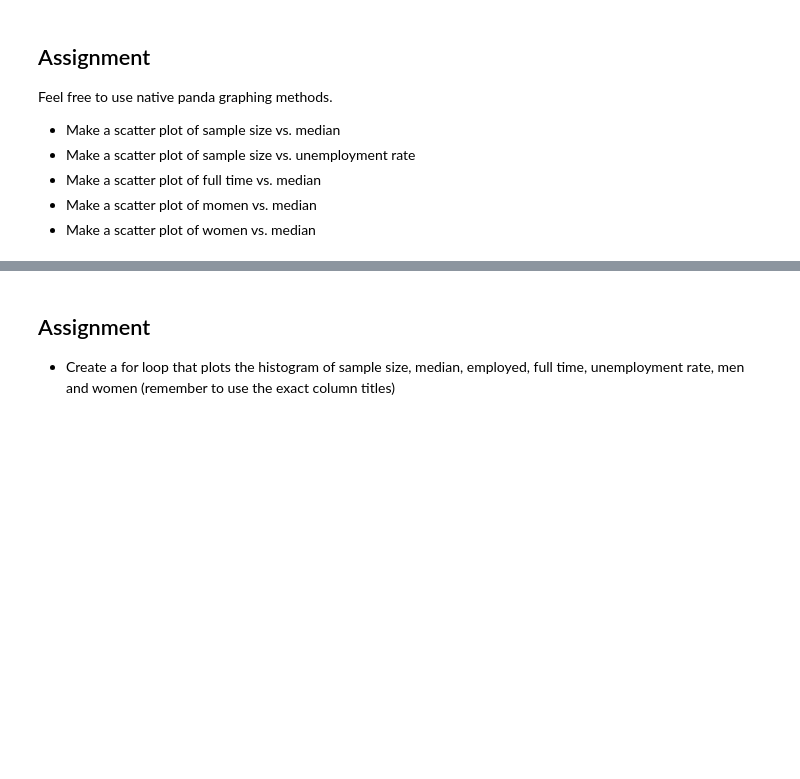
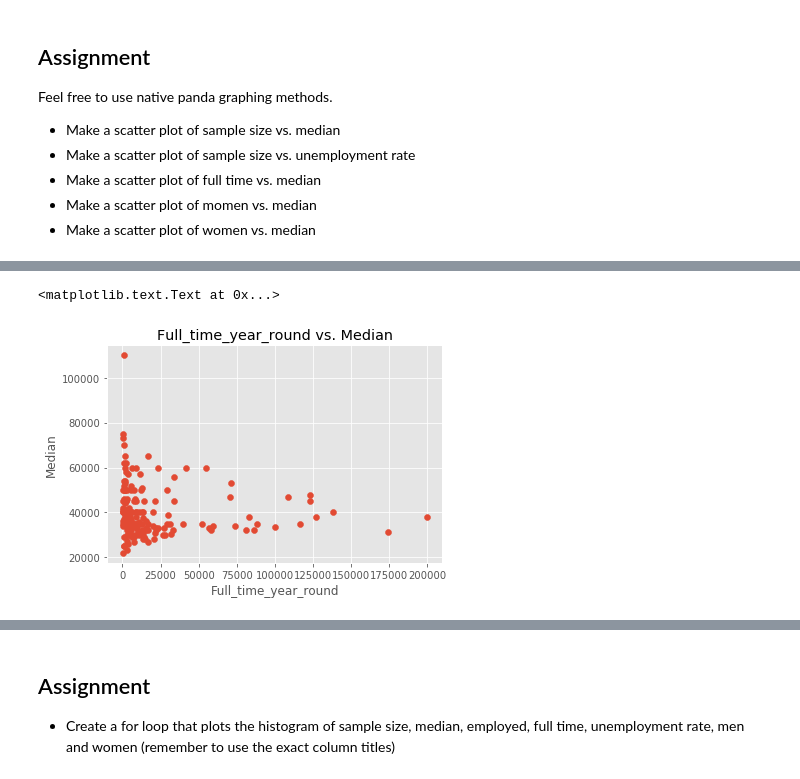
Before and after one commit to cfung/k2_datascience, a Jupyter notebook: foundations/college_majors_exercises.ipynb, the cells around one changed output, grey strips where cells are left out. Cells and saved outputs as stored; diff of their text form; code cells hidden in the pictures; blank space fills up the shorter version.

```diff
--- a/foundations/college_majors_exercises.ipynb
+++ b/foundations/college_majors_exercises.ipynb
@@ -114,9 +114,12 @@ plt.ylabel('Unemployment_rate')
 # %%
 # Make a scatter plot of full time vs. median
 
-plt.scatter(grad_data['Full_time_year_round'], grad_data['median'])
+plt.scatter(grad_data['Full_time_year_round'], grad_data['Median'])
 plt.title('Full_time_year_round vs. Median')
 plt.xlabel('Full_time_year_round')
 plt.ylabel('Median')
+# %% [output]
+<matplotlib.text.Text at 0x...>
+[figure, added]
 # %%
 # Make a scatter plot of men vs. median
```
Also changed, not shown: parts of 8 cells of this notebook.
